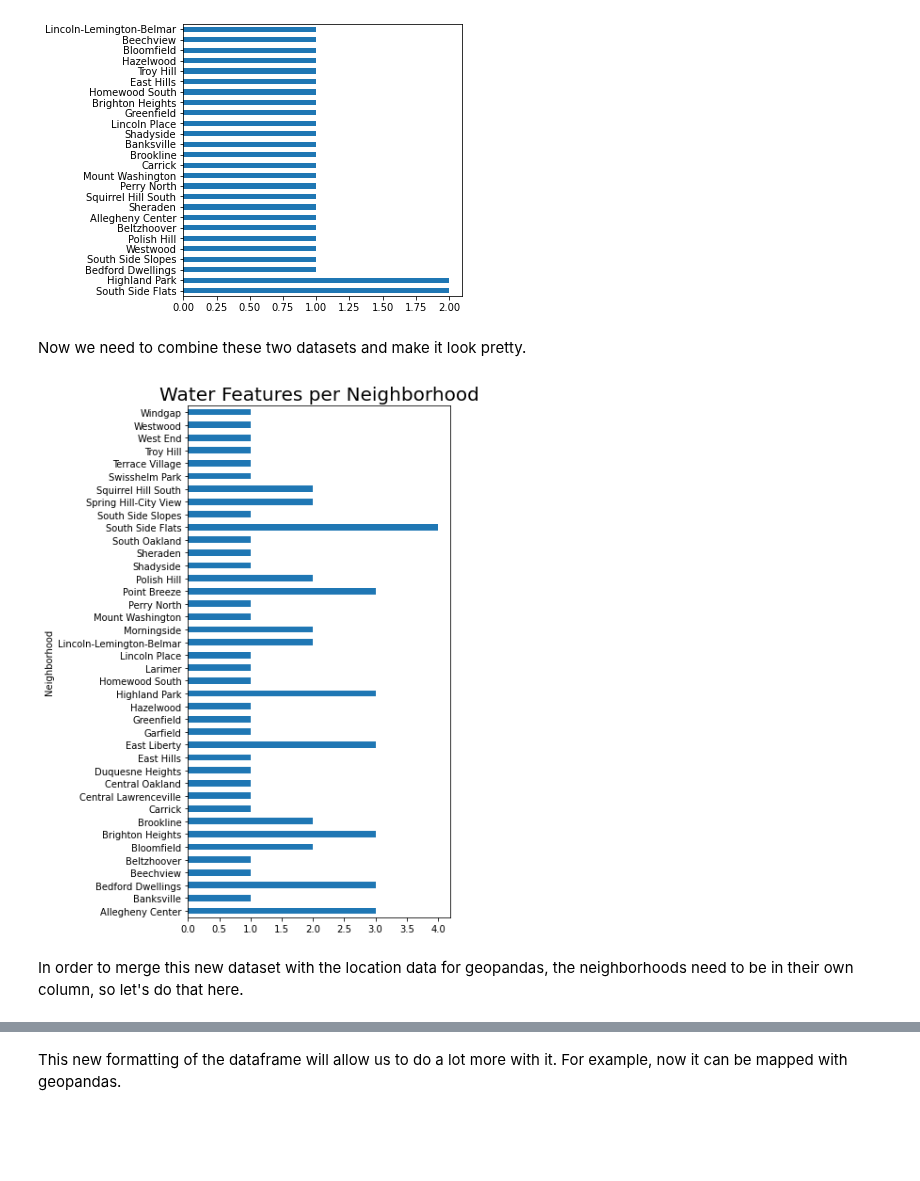
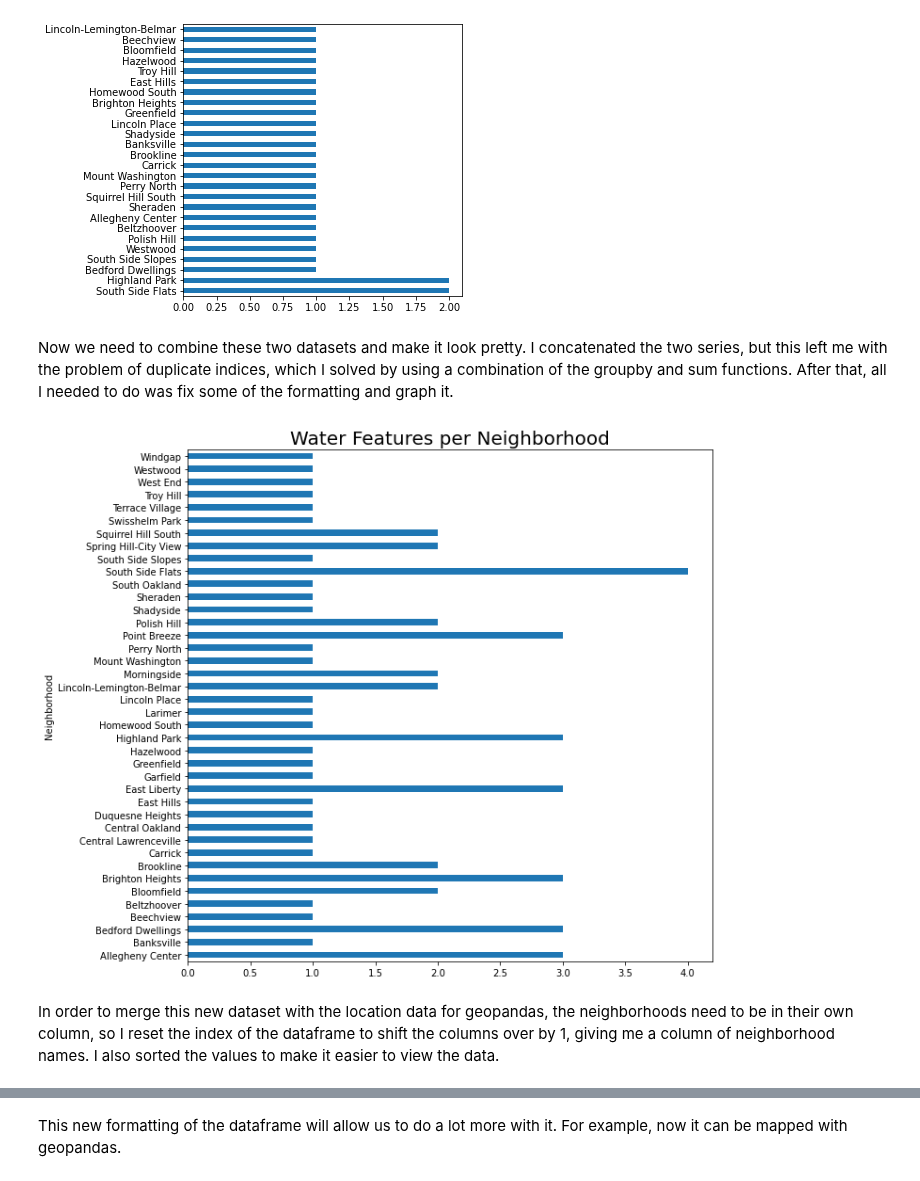
Before and after one commit to pjp401/CMPINF0010-Final-Project, a Jupyter notebook: FinalProject.ipynb, the cells around one changed output, grey strips where cells are left out. Saved outputs shown, nothing was run; the diff lists cells and outputs as text; code cells hidden in the pictures; blank space fills up the shorter version.

```diff
--- a/FinalProject.ipynb
+++ b/FinalProject.ipynb
@@ -82,23 +90,23 @@ waterPools["neighborhood"].plot(kind = "barh", figsize = (5,5))
 # %% [output]
 <matplotlib.axes._subplots.AxesSubplot at 0x...>
 [figure]
-# %% [markdown]
-Now we need to combine these two datasets and make it look pretty.
+# %% [markdown]
+Now we need to combine these two datasets and make it look pretty. I concatenated the two series, but this left me with the problem of duplicate indices, which I solved by using a combination of the groupby and sum functions. After that, all I needed to do was fix some of the formatting and graph it.
 # %%
 #Concatenate the two datasets to get the sum of all relevant water features
 water = [waterDecor, waterPools]
 water = pd.concat(water)
 #Get rid of duplicate indices, sort values, and rename column
 water = water.groupby(level=0).sum()
 water = water.rename(columns = {"neighborhood" : "water_features"})
 #Plot
-waterPlot = water.plot(kind = "barh", figsize = (5,10), title = "Water Features per Neighborhood",
+waterPlot = water.plot(kind = "barh", figsize = (10,10), title = "Water Features per Neighborhood",
                        fontsize = 10, ylabel = "Neighborhood", legend = False)
 waterPlot.axes.title.set_size(20)
 # %% [output]
-[figure, old version]
+[figure, new version]
 # %% [markdown]
-In order to merge this new dataset with the location data for geopandas, the neighborhoods need to be in their own column, so let's do that here.
+In order to merge this new dataset with the location data for geopandas, the neighborhoods need to be in their own column, so I reset the index of the dataframe to shift the columns over by 1, giving me a column of neighborhood names. I also sorted the values to make it easier to view the data.
 # %%
 #Set neighborhoods in water df as another column so they can be added to graph
 water = water.reset_index()
```
Also changed, not shown: parts of 14 cells of this notebook.
